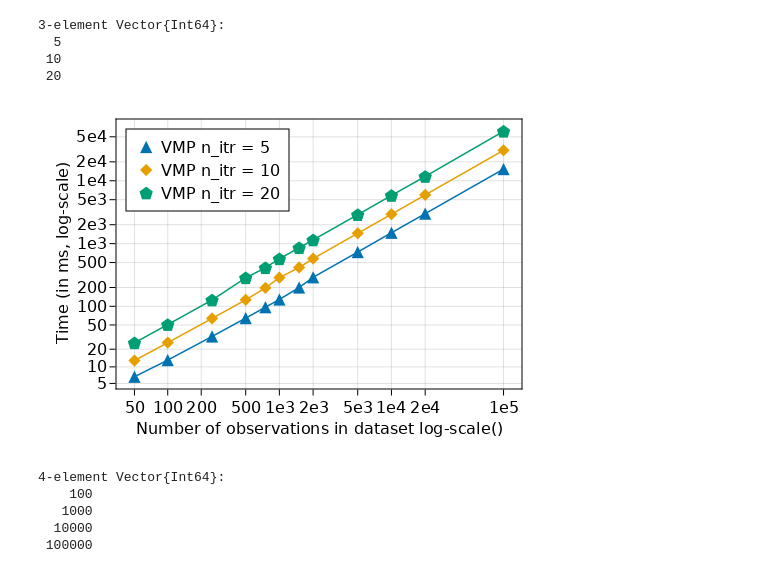
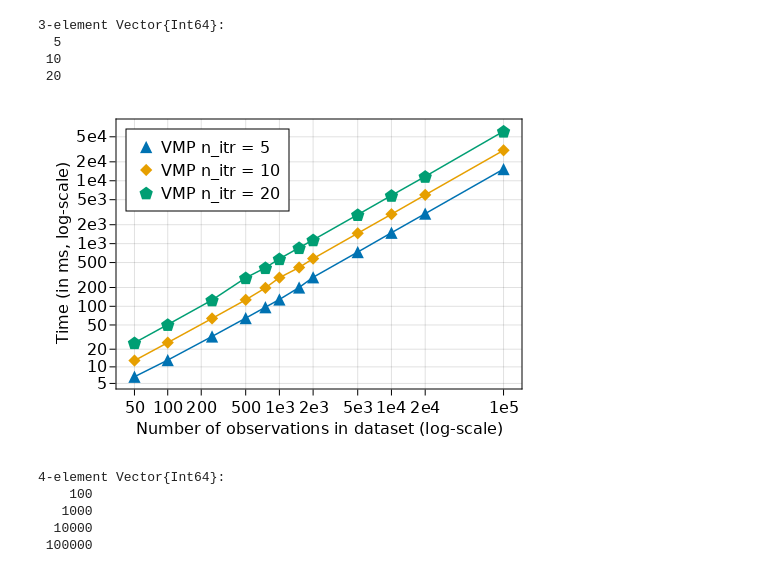
Before and after one commit to biaslab/ReactiveMPPaperExperiments, a Jupyter notebook: notebooks/rmp_hierarchical_gaussian_filter.jl.ipynb, the cells around one changed output. Saved outputs shown, nothing was run; the diff lists cells and outputs as text; code cells hidden in the pictures.

```diff
--- a/notebooks/rmp_hierarchical_gaussian_filter.jl.ipynb
+++ b/notebooks/rmp_hierarchical_gaussian_filter.jl.ipynb
@@ -391,7 +391,7 @@ let
 
     local ax = Makie.Axis(fig[1, 1])
 
-    ax.xlabel = "Number of observations in dataset log-scale()"
+    ax.xlabel = "Number of observations in dataset (log-scale)"
     ax.ylabel = "Time (in ms, log-scale)"
     ax.xscale = Makie.pseudolog10
     ax.yscale = Makie.pseudolog10
@@ -399,34 +399,34 @@ let
     ax.xticks = (
         [ 50, 100, 200, 500, 1000, 2000, 5000, 10_000, 20_000, 100_000 ],
         [ "50", "100", "200", "500", "1e3", "2e3", "5e3", "1e4", "2e4", "1e5" ]
     )
 
     ax.yticks = (
         [ 5, 10, 20, 50, 100, 200, 500, 1000, 2000, 5_000, 10_000, 20_000, 50_000 ],
         [ "5", "10", "20", "50", "100", "200", "500", "1e3", "2e3", "5e3", "1e4", "2e4", "5e4" ]
     )
 
     local mshapes = [ :utriangle, :diamond, :pentagon ]
 
     for (mshape, target_n_itr) in zip(mshapes, target_n_itrs)
         local filtered = filter(hgf_benchmarks) do b
             return b["nitr"] === target_n_itr
         end
 
         local range      = map(f -> f["n"], filtered)
         local benchmarks = map(f -> f["benchmark"], filtered)
         local timings    = map(t -> t.time, minimum.(benchmarks)) ./ 1_000_000
 
         lines!(ax, range, timings)
         scatter!(ax, range, timings, marker = mshape, markersize = 16, label = "VMP n_itr = $(target_n_itr)" )
     end
 
     axislegend(ax, labelsize = 16, position = :lt)
 
     @saveplot fig "hgf_benchmark_observations"
 end
 # %% [output]
-[figure, old version]
+[figure, new version]
 # %%
 target_ns = [ 100, 1000, 10000, 100000 ]
 # %% [output]
```
Also changed, not shown: 6 other files.
